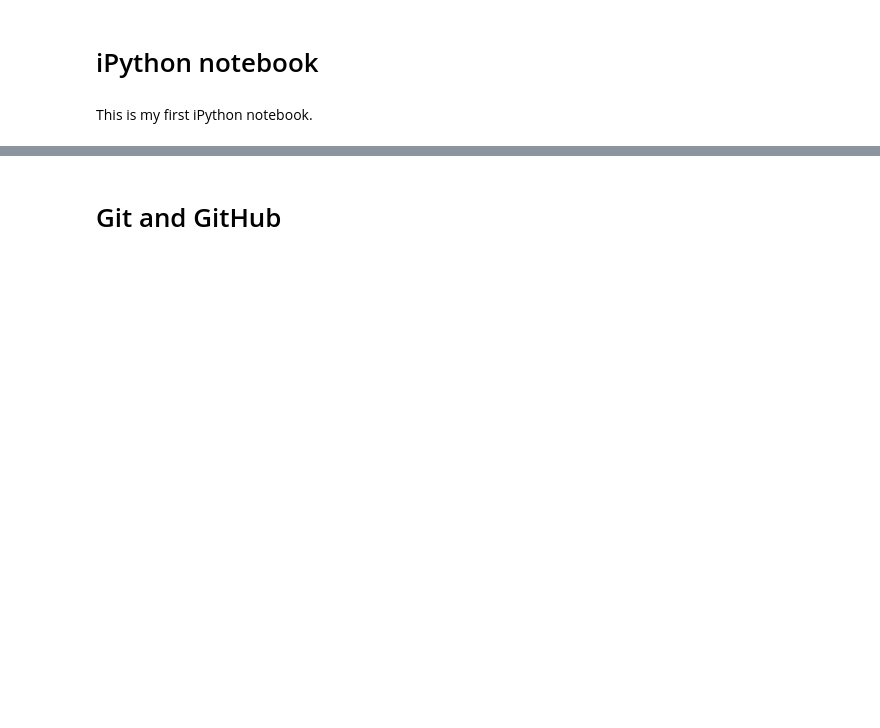
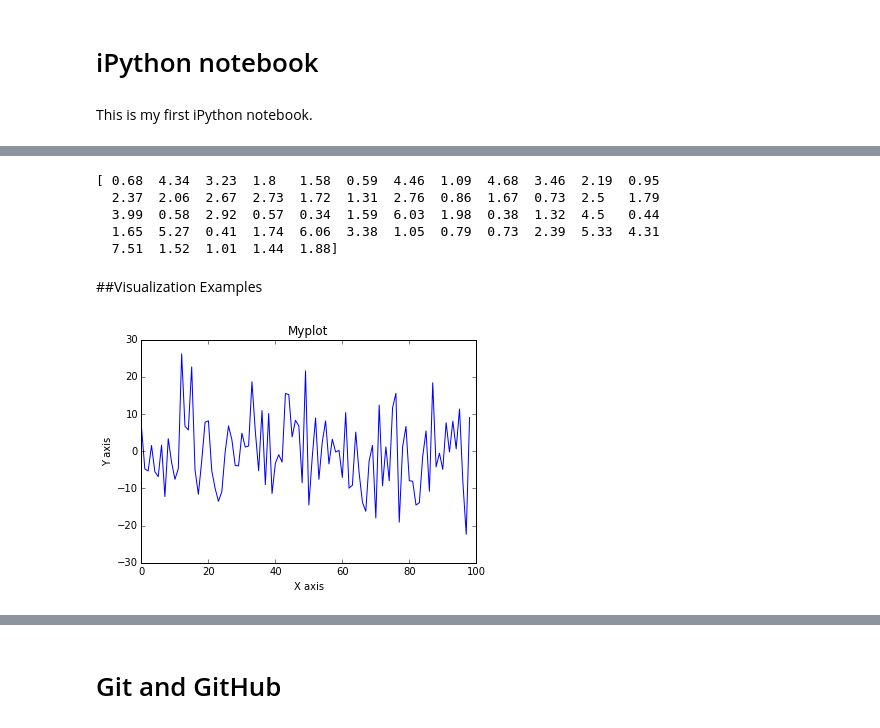
Before and after one commit to Astro361Fall2015/christoq, a Jupyter notebook: Introduction to iPython Notebooks and GitHub.ipynb, the cells around one changed output, grey strips where cells are left out. Cells and saved outputs as stored; diff of their text form; code cells hidden in the pictures; blank space fills up the shorter version.

```diff
--- a/Introduction to iPython Notebooks and GitHub.ipynb
+++ b/Introduction to iPython Notebooks and GitHub.ipynb
@@ -62,0 +158,22 @@ What does an iPython file look like?
+# %%
+print data1['m200']
+# %% [output]
+[ 0.68  4.34  3.23  1.8   1.58  0.59  4.46  1.09  4.68  3.46  2.19  0.95
+  2.37  2.06  2.67  2.73  1.72  1.31  2.76  0.86  1.67  0.73  2.5   1.79
+  3.99  0.58  2.92  0.57  0.34  1.59  6.03  1.98  0.38  1.32  4.5   0.44
+  1.65  5.27  0.41  1.74  6.06  3.38  1.05  0.79  0.73  2.39  5.33  4.31
+  7.51  1.52  1.01  1.44  1.88]
+# %% [markdown]
+##Visualization Examples
+# %%
+%matplotlib inline
+import matplotlib.pyplot as plt
+x = np.arange(0,99,dtype=float)
+y = np.random.normal(0,10,(99,))
+plt.plot(x,y)
+plt.ylabel('Y axis')
+plt.xlabel('X axis')
+plt.title('Myplot')
+plt.show()
+# %% [output]
+[figure, added]
```
Also changed, not shown: parts of 27 cells of this notebook.
